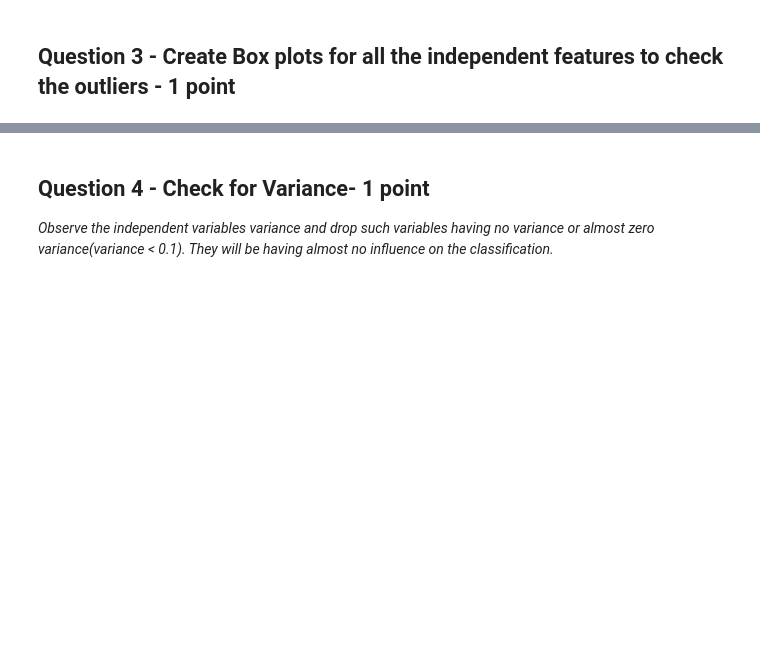
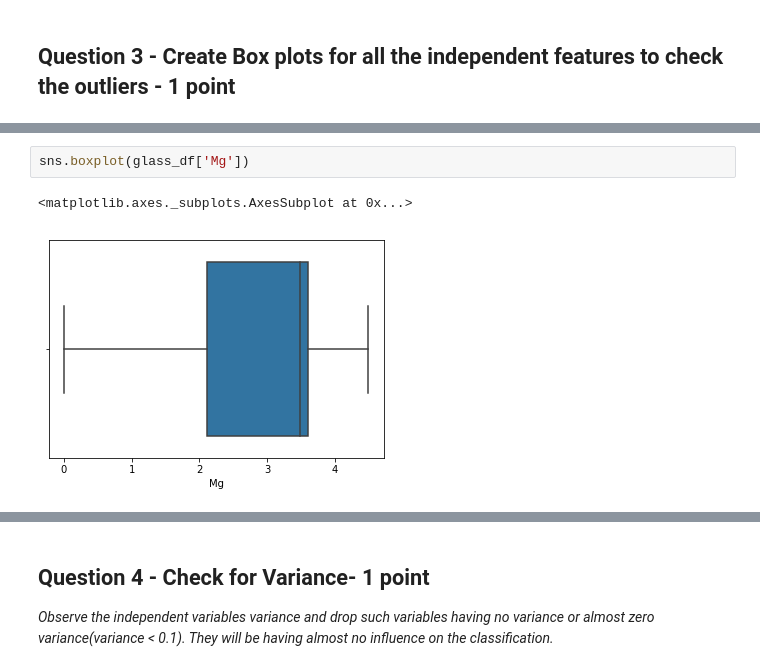
Before and after one commit to Code-Trees/Towards-Data-science, a Jupyter notebook: R2_External_Lab_kNN.ipynb, the cells around one changed output, grey strips where cells are left out. Drawn from its saved outputs; the diff is of its cells as text; blank space fills up the shorter version.

```diff
--- a/R2_External_Lab_kNN.ipynb
+++ b/R2_External_Lab_kNN.ipynb
@@ -240,0 +96,5 @@ ds.describe(include = 'all')
+# %%
+sns.boxplot(glass_df['Mg'])
+# %% [output]
+<matplotlib.axes._subplots.AxesSubplot at 0x...>
+[figure, added]
```
Also changed, not shown: parts of 61 cells of this notebook, 57 other files.
